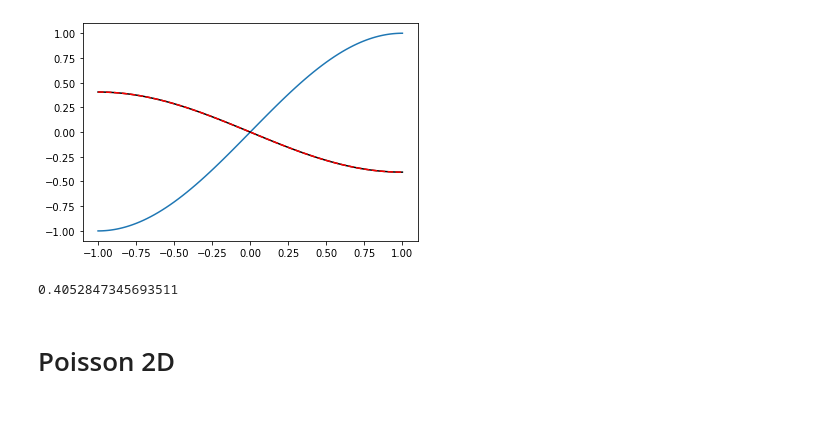
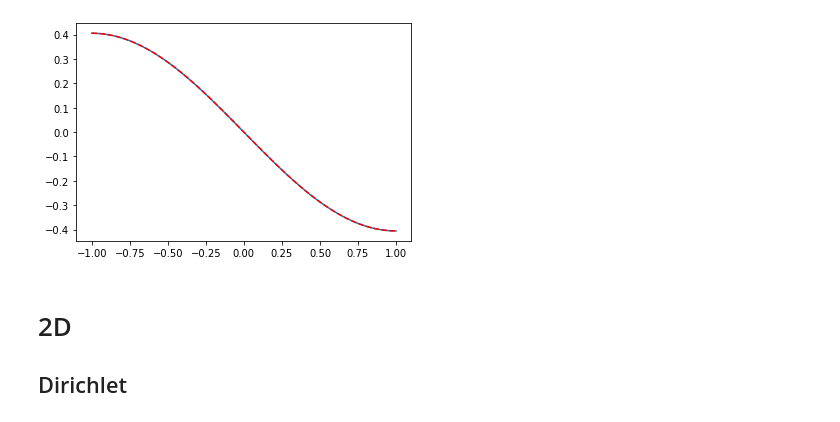
Before and after one commit to preiter93/pypde, a Jupyter notebook: Untitled.ipynb, the cells around one changed output. Cells and saved outputs as stored; diff of their text form; code cells hidden in the pictures.

```diff
--- a/Untitled.ipynb
+++ b/Untitled.ipynb
@@ -74,19 +47,48 @@ plt.show()
-# %%
-from scipy.linalg import solve_triangular
-# numpy
-uhat = np.zeros(rhs.size)
-uhat[1:] = solve_triangular(lhs[1:,1:],rhs[1:])
-u = xf.backward_fft(uhat)
-
-plt.plot(x,f(x))
-plt.plot(x,u, "k")
-plt.plot(x,g, "r--")
-plt.show()
-
-
-np.amax(g)
-# %% [output]
-[figure, removed]
-0.4052847345693511
+# %%
+import numpy as np
+from pypde.bases.chebyshev import *
+from numpy.linalg import solve
+from pypde.solver.matrix import *
+from pypde.solver.operator import *
+from pypde.field import SpectralField
+import matplotlib.pyplot as plt
+
+def _f(x):
+        return np.sin(1*np.pi/2*x)
+def _u(x):
+        return -np.sin(1*np.pi/2*x)*(1*np.pi/2)**-2
+
+N = 100
+skipfirst = True
+skip = slice(1,None) if skipfirst else slice(0,None)
+
+u = SpectralField(N+2, "ChebNeumann")
+x = u.x
+f = SpectralField(N+2, "ChebNeumann")
+
+S = u.xs[0].S
+B = u.xs[0].B(2)@S
+A = u.xs[0].I()@S
+
+
+# -- RHS ---
+f.v = _f(x)
+f.forward()
+b = RHSExplicit(f=(B[skip,skip]@f.vhat[skip]))
+
+# -- LHS ---
+A0 = MatrixLHS(A[skip,skip],ndim=1,axis=0, solver="solve")
+A0 = LHSImplicit(A0)
+# %%
+
+u.vhat[skip] = A0.solve(b.rhs)
+u.backward()
+
+plt.plot(x,u.v)
+plt.plot(x,_u(x),"r--")
+plt.show()
+# %% [output]
+[figure, added]
 # %% [markdown]
-#  Poisson 2D
+# 2D
+## Dirichlet
```
Also changed, not shown: parts of 22 cells of this notebook, 2 other files.
